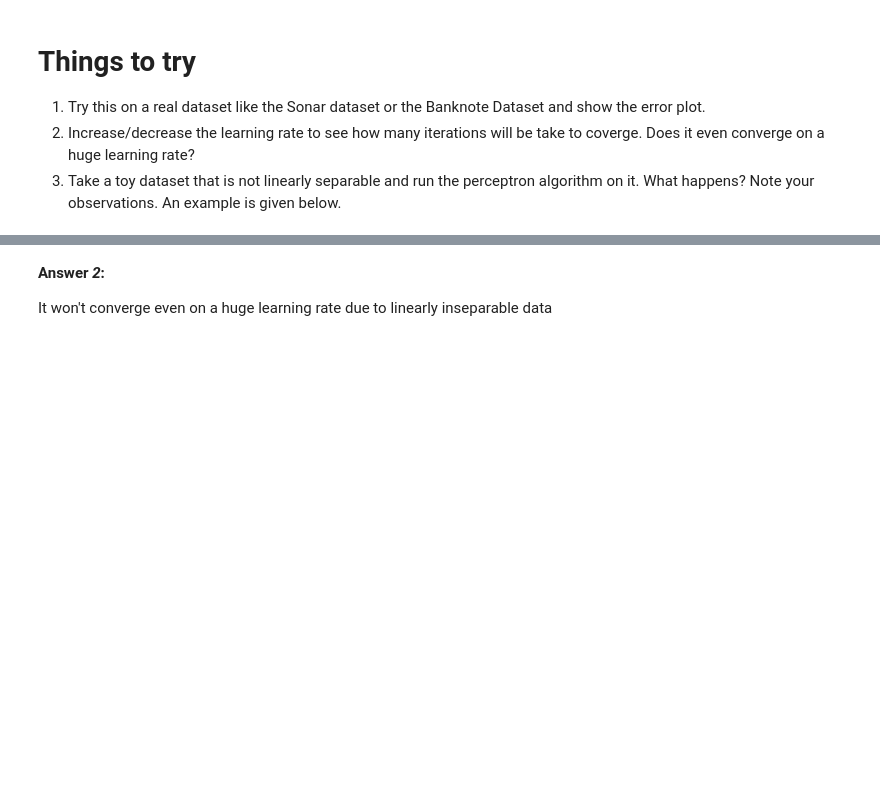
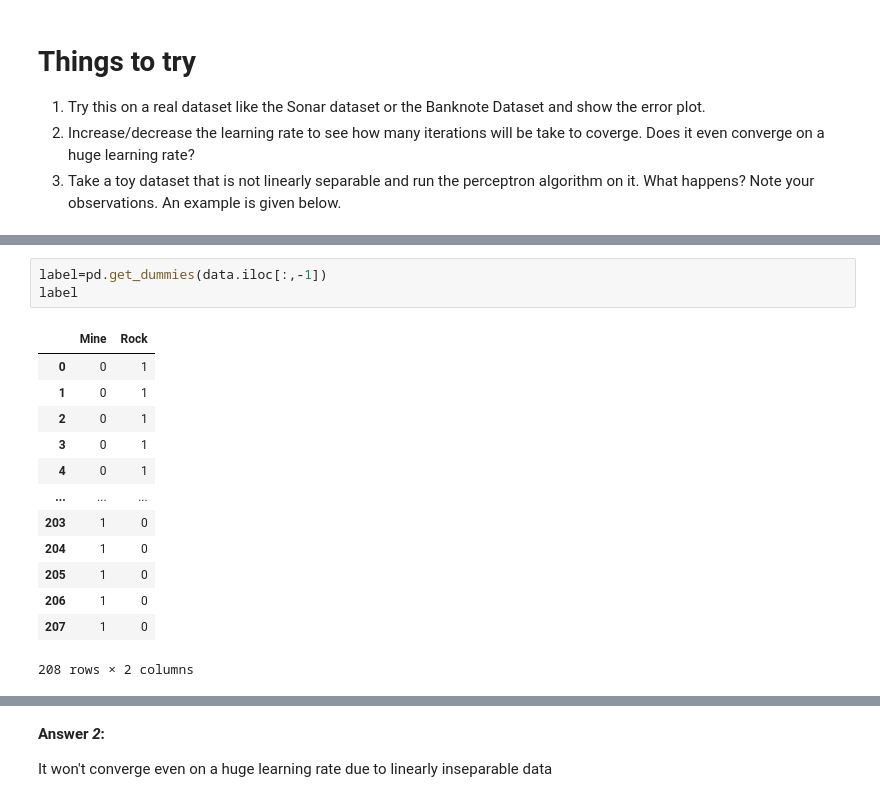
Before and after one commit to chaithra3007/IIITH_AIML, a Jupyter notebook: AIML_Module_4_Lab_1_Perceptron.ipynb, the cells around one changed output, grey strips where cells are left out. Cells and saved outputs as stored; diff of their text form; blank space fills up the shorter version.

```diff
--- a/AIML_Module_4_Lab_1_Perceptron.ipynb
+++ b/AIML_Module_4_Lab_1_Perceptron.ipynb
@@ -136,0 +179,17 @@ As you can see, our algorithm has correctly classified all the samples. The deci
+# %%
+label=pd.get_dummies(data.iloc[:,-1])
+label
+# %% [output]
+|  | Mine | Rock |
+| 0 | 0 | 1 |
+| 1 | 0 | 1 |
+| 2 | 0 | 1 |
+| 3 | 0 | 1 |
+| 4 | 0 | 1 |
+| ... | ... | ... |
+| 203 | 1 | 0 |
+| 204 | 1 | 0 |
+| 205 | 1 | 0 |
+| 206 | 1 | 0 |
+| 207 | 1 | 0 |
+208 rows × 2 columns
```
Also changed, not shown: parts of 6 cells of this notebook.
